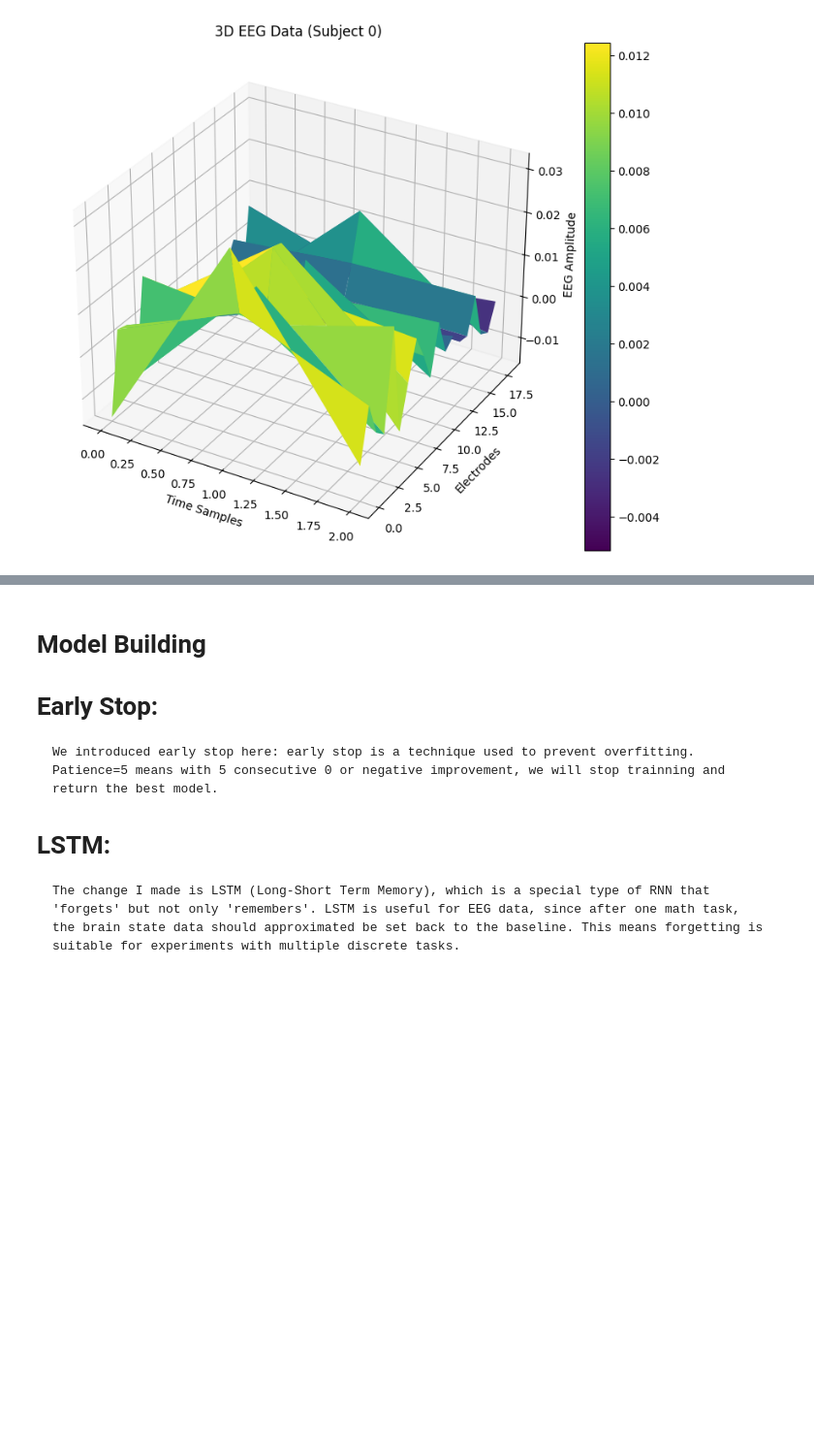
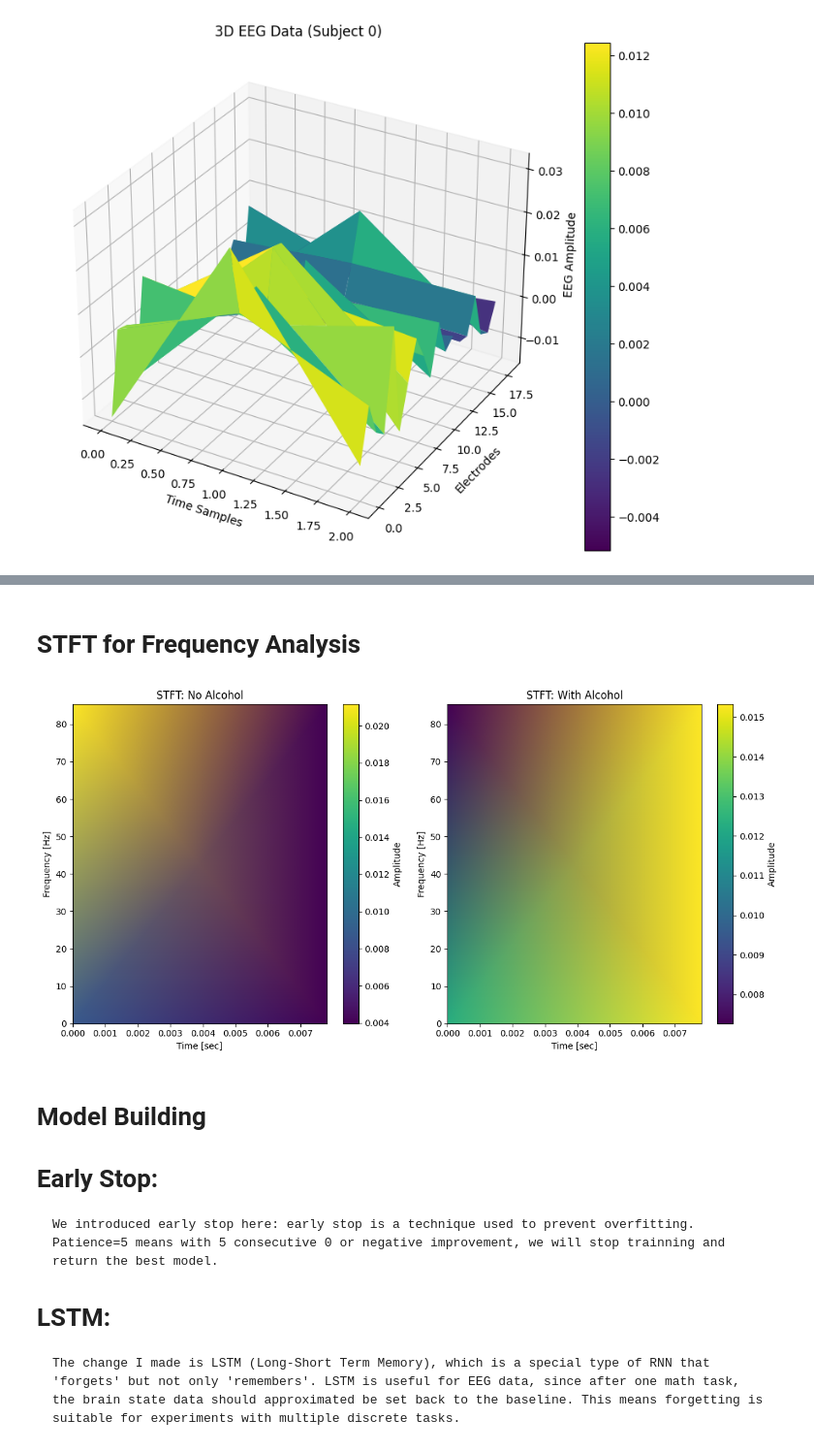
Before and after one commit to aliowx/EEG-bci, a Jupyter notebook: notebook/EEG/prediction_eeg.ipynb, the cells around one changed output, grey strips where cells are left out. Shown at 97% size. Drawn from its saved outputs; the diff is of its cells as text; code cells hidden in the pictures; blank space fills up the shorter version.

```diff
--- a/notebook/EEG/prediction_eeg.ipynb
+++ b/notebook/EEG/prediction_eeg.ipynb
@@ -229,3 +251,39 @@ plot_3d_eeg(dataset_X)
+# %% [markdown]
+# STFT for Frequency Analysis
+# %%
+def apply_stft(data, sfreq=256, nperseg=256):
+    f, t, Zxx = signal.stft(data, fs=sfreq, nperseg=nperseg)
+    return f, t, np.abs(Zxx)
+
+def compare_stft_groups(X, y, sfreq=256):
+    X_no_alcohol = X[y.flatten() == 0]
+    X_with_alcohol = X[y.flatten() == 1]
+
+    # Compute STFT for one subject, one electrode
+    f_no, t_no, Zxx_no = apply_stft(X_no_alcohol[0, :, 0, 0], sfreq)
+    f_with, t_with, Zxx_with = apply_stft(X_with_alcohol[0, :, 0, 0], sfreq)
+
+    # Plot
+    plt.figure(figsize=(12, 6))
+    plt.subplot(1, 2, 1)
+    plt.pcolormesh(t_no, f_no, Zxx_no, shading='gouraud', cmap='viridis')
+    plt.title('STFT: No Alcohol')
+    plt.xlabel('Time [sec]')
+    plt.ylabel('Frequency [Hz]')
+    plt.colorbar(label='Amplitude')
+
+    plt.subplot(1, 2, 2)
+    plt.pcolormesh(t_with, f_with, Zxx_with, shading='gouraud', cmap='viridis')
+    plt.title('STFT: With Alcohol')
+    plt.xlabel('Time [sec]')
+    plt.ylabel('Frequency [Hz]')
+    plt.colorbar(label='Amplitude')
+    plt.tight_layout()
+    plt.show()
+
+compare_stft_groups(dataset_X, y)
+# %% [output]
+[figure, added]
 # %% [markdown]
 # Model Building
 
```
Also changed, not shown: parts of 2 cells of this notebook.
